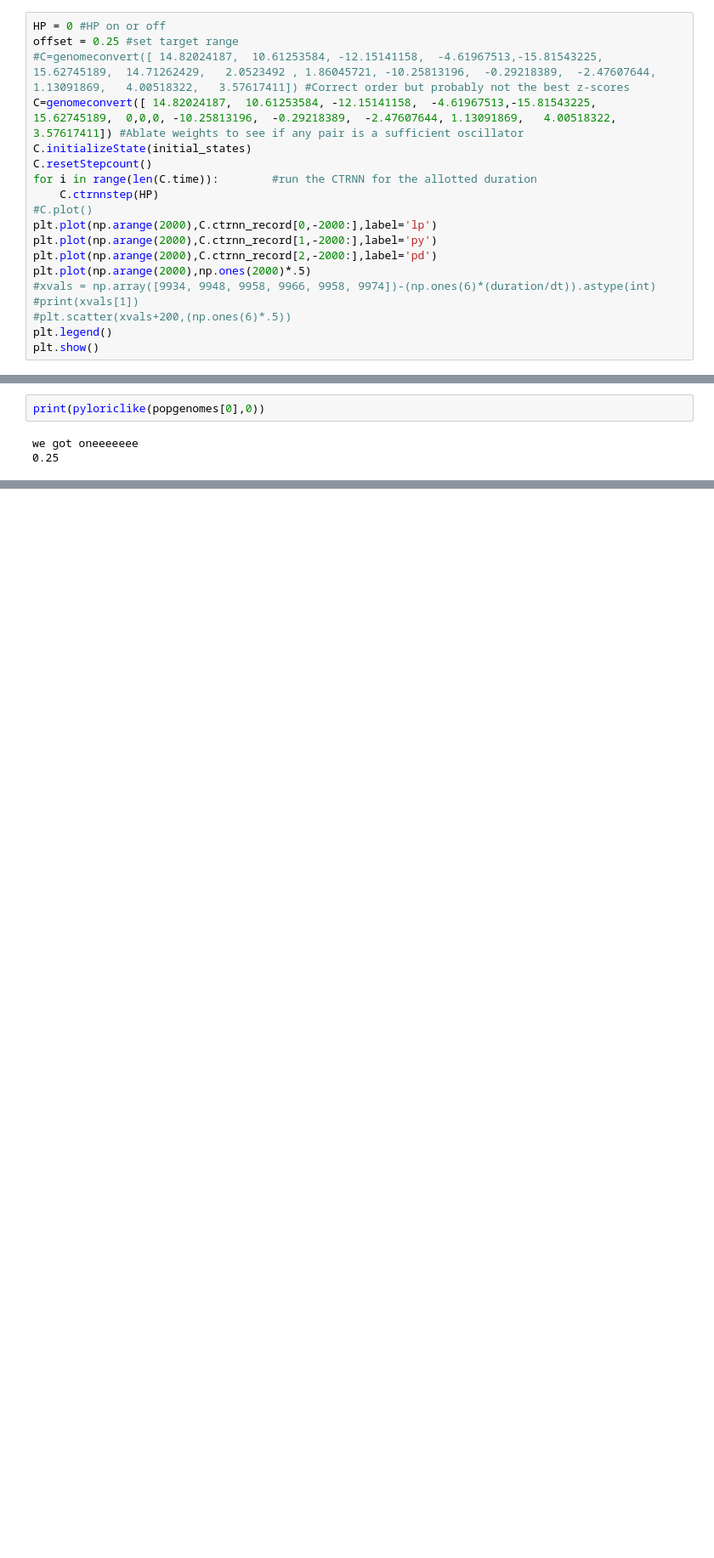
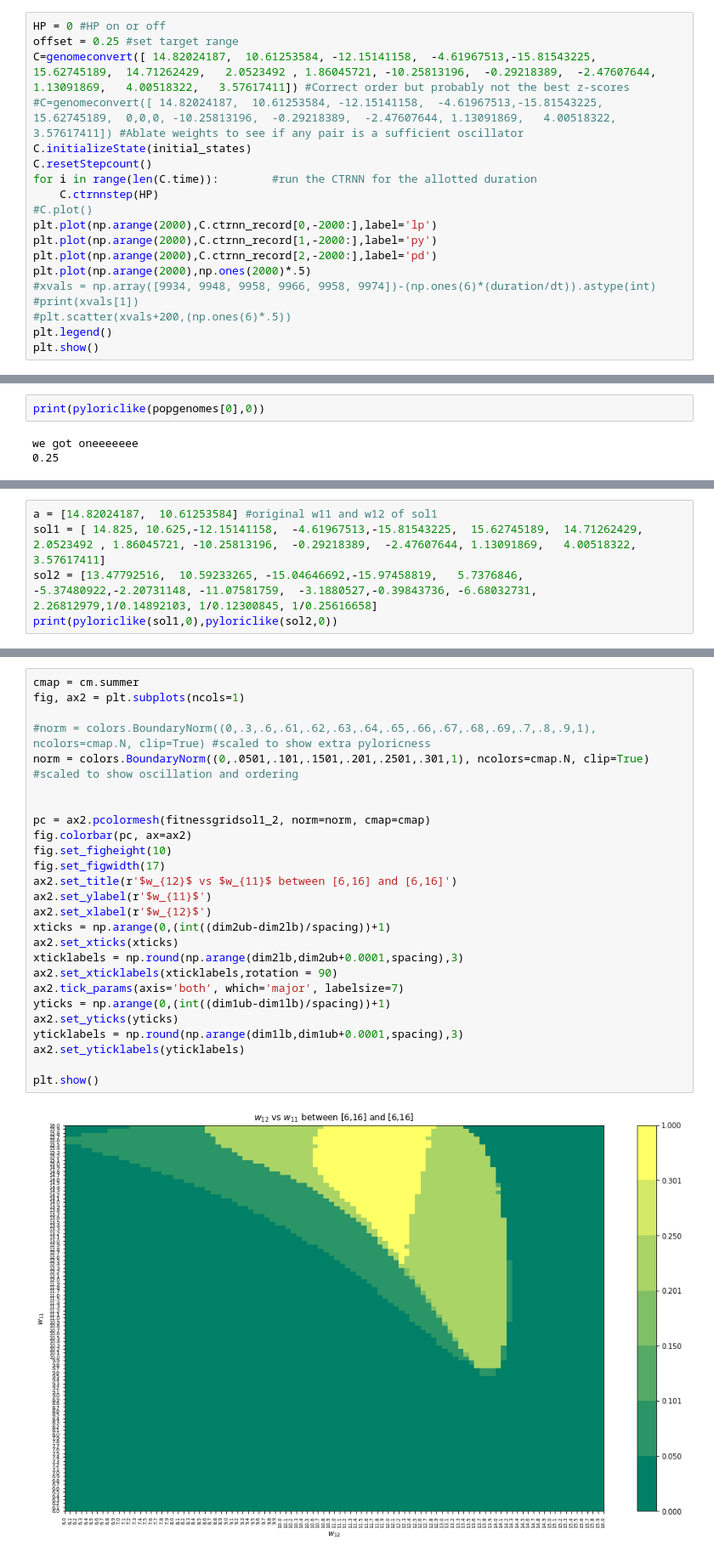
Before and after one commit to ljstolting/PyloricCTRNNHomeostasis, a Jupyter notebook: Pyloric-like Fitness Function.ipynb, the cells around one changed output, grey strips where cells are left out. Shown: that part at 85% size. Cells and saved outputs as stored; diff of their text form; blank space fills up the shorter version.

```diff
--- a/Pyloric-like Fitness Function.ipynb
+++ b/Pyloric-like Fitness Function.ipynb
@@ -449,8 +463,8 @@ popgenomes = M.pop
 # %%
 HP = 0 #HP on or off
 offset = 0.25 #set target range
-#C=genomeconvert([ 14.82024187,  10.61253584, -12.15141158,  -4.61967513,-15.81543225,  15.62745189,  14.71262429,   2.0523492 , 1.86045721, -10.25813196,  -0.29218389,  -2.47607644, 1.13091869,   4.00518322,   3.57617411]) #Correct order but probably not the best z-scores
-C=genomeconvert([ 14.82024187,  10.61253584, -12.15141158,  -4.61967513,-15.81543225,  15.62745189,  0,0,0, -10.25813196,  -0.29218389,  -2.47607644, 1.13091869,   4.00518322,   3.57617411]) #Ablate weights to see if any pair is a sufficient oscillator
+C=genomeconvert([ 14.82024187,  10.61253584, -12.15141158,  -4.61967513,-15.81543225,  15.62745189,  14.71262429,   2.0523492 , 1.86045721, -10.25813196,  -0.29218389,  -2.47607644, 1.13091869,   4.00518322,   3.57617411]) #Correct order but probably not the best z-scores
+#C=genomeconvert([ 14.82024187,  10.61253584, -12.15141158,  -4.61967513,-15.81543225,  15.62745189,  0,0,0, -10.25813196,  -0.29218389,  -2.47607644, 1.13091869,   4.00518322,   3.57617411]) #Ablate weights to see if any pair is a sufficient oscillator
 C.initializeState(initial_states)
 C.resetStepcount()
 for i in range(len(C.time)):        #run the CTRNN for the allotted duration
@@ -512,0 +520,5 @@ M.showFitness()
+# %%
+a = [14.82024187,  10.61253584] #original w11 and w12 of sol1
+sol1 = [ 14.825, 10.625,-12.15141158,  -4.61967513,-15.81543225,  15.62745189,  14.71262429,   2.0523492 , 1.86045721, -10.25813196,  -0.29218389,  -2.47607644, 1.13091869,   4.00518322,   3.57617411]
+sol2 = [13.47792516,  10.59233265, -15.04646692,-15.97458819,   5.7376846,   -5.37480922,-2.20731148, -11.07581759,  -3.1880527,-0.39843736, -6.68032731,  2.26812979,1/0.14892103, 1/0.12300845, 1/0.25616658]
+print(pyloriclike(sol1,0),pyloriclike(sol2,0))
@@ -512,0 +606,28 @@ M.showFitness()
+# %%
+cmap = cm.summer
+fig, ax2 = plt.subplots(ncols=1)
+
+#norm = colors.BoundaryNorm((0,.3,.6,.61,.62,.63,.64,.65,.66,.67,.68,.69,.7,.8,.9,1), ncolors=cmap.N, clip=True) #scaled to show extra pyloricness
+norm = colors.BoundaryNorm((0,.0501,.101,.1501,.201,.2501,.301,1), ncolors=cmap.N, clip=True) #scaled to show oscillation and ordering
+
+
+pc = ax2.pcolormesh(fitnessgridsol1_2, norm=norm, cmap=cmap)
+fig.colorbar(pc, ax=ax2)
+fig.set_figheight(10)
+fig.set_figwidth(17)
+ax2.set_title(r'$w_{12}$ vs $w_{11}$ between [6,16] and [6,16]')
+ax2.set_ylabel(r'$w_{11}$')
+ax2.set_xlabel(r'$w_{12}$')
+xticks = np.arange(0,(int((dim2ub-dim2lb)/spacing))+1)
+ax2.set_xticks(xticks)
+xticklabels = np.round(np.arange(dim2lb,dim2ub+0.0001,spacing),3)
+ax2.set_xticklabels(xticklabels,rotation = 90)
+ax2.tick_params(axis='both', which='major', labelsize=7)
+yticks = np.arange(0,(int((dim1ub-dim1lb)/spacing))+1)
+ax2.set_yticks(yticks)
+yticklabels = np.round(np.arange(dim1lb,dim1ub+0.0001,spacing),3)
+ax2.set_yticklabels(yticklabels)
+
+plt.show()
+# %% [output]
+[figure, added]
```
Also changed, not shown: parts of 20 cells of this notebook, 16 other files.
